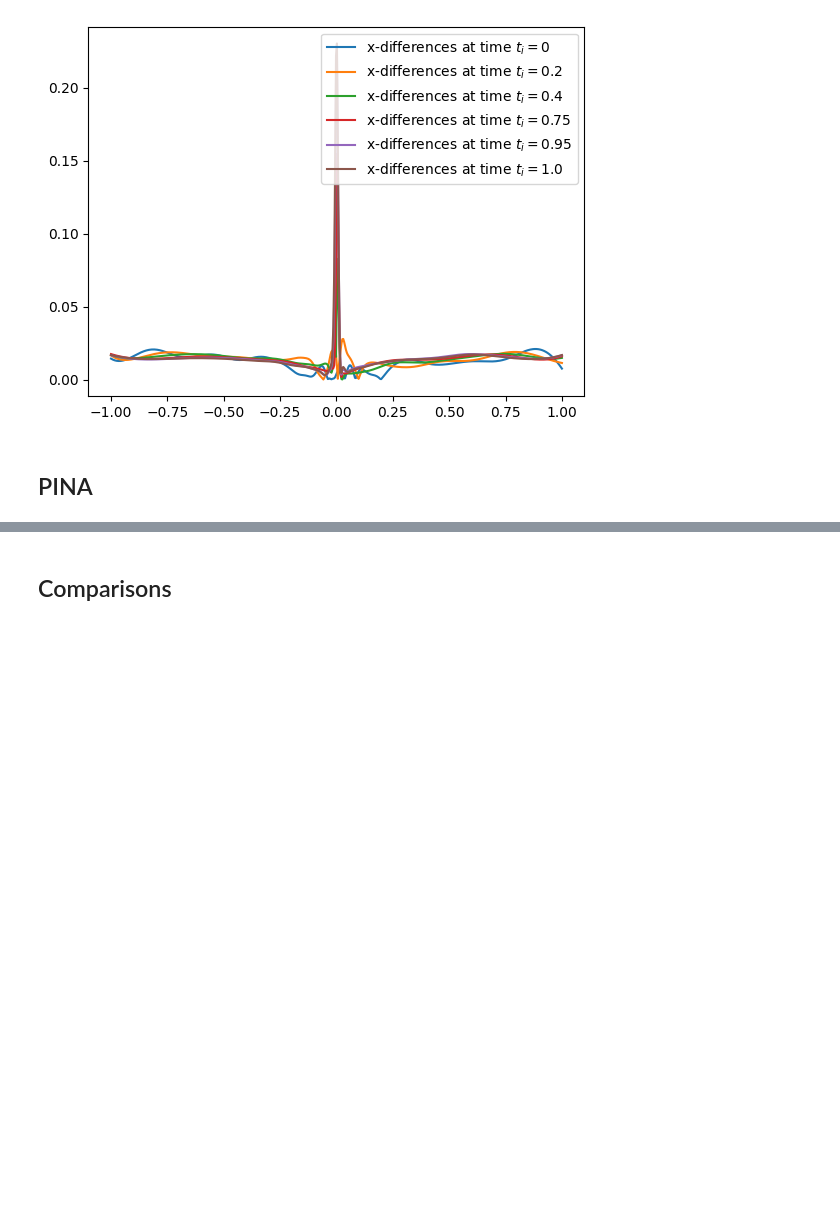
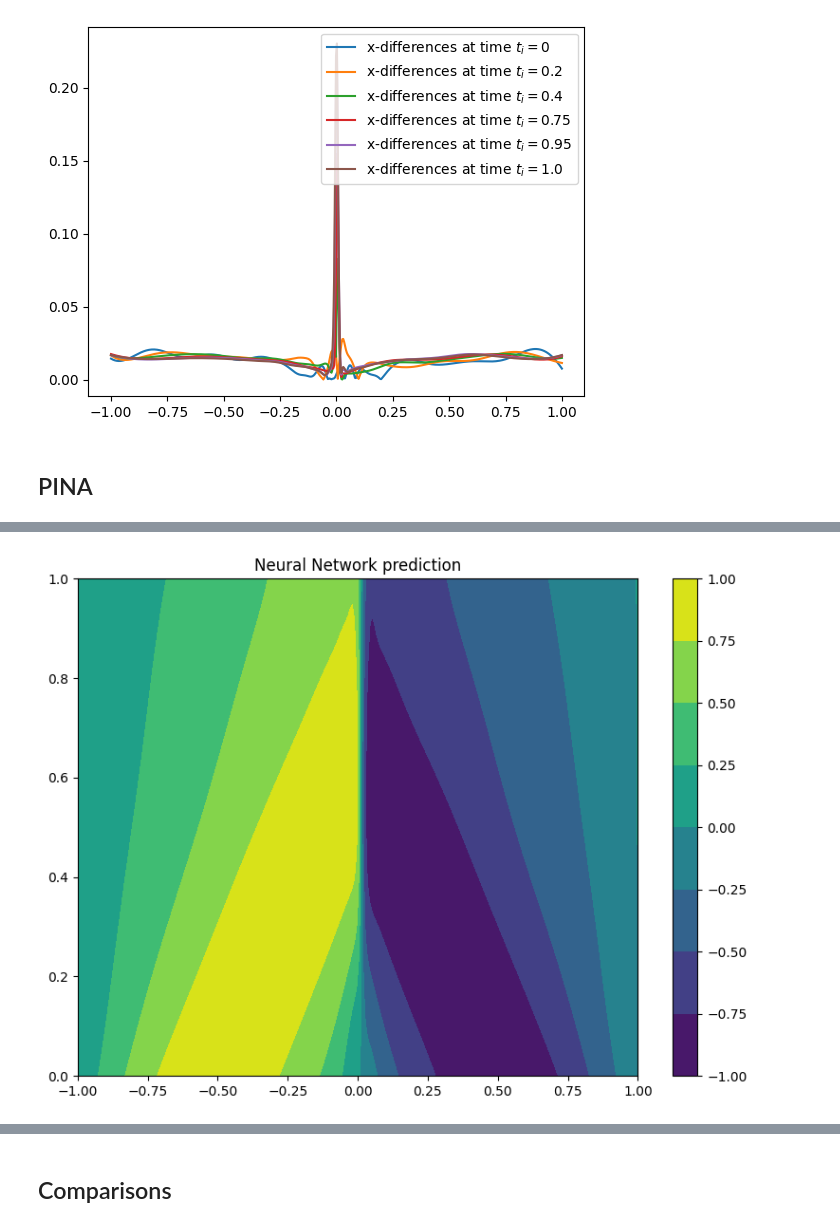
Before and after one commit to mia-jinns/jinns, a Jupyter notebook: benchmarks/burgers1d/burgers1d.ipynb, the cells around one changed output, grey strips where cells are left out. Saved outputs shown, nothing was run; the diff lists cells and outputs as text; code cells hidden in the pictures; blank space fills up the shorter version.

```diff
--- a/benchmarks/burgers1d/burgers1d.ipynb
+++ b/benchmarks/burgers1d/burgers1d.ipynb
@@ -318,8 +326,8 @@ class Burgers1DEquation(Equation):
         self.nu = nu
 
         def equation(input_, output_):
-                return grad(output_, input_, d='x') +\
-                       output_*grad(output_, input_, d='t') -\
+                return grad(output_, input_, d='t') +\
+                       output_*grad(output_, input_, d='x') -\
                        self.nu*laplacian(output_, input_, d='x')
 
 
@@ -351,0 +449,5 @@ burgers1D.discretise_domain(
+# %%
+pl = Plotter()
+pl.plot(solver=pinn)
+# %% [output]
+[figure, added]
```
Also changed, not shown: parts of 12 cells of this notebook.
